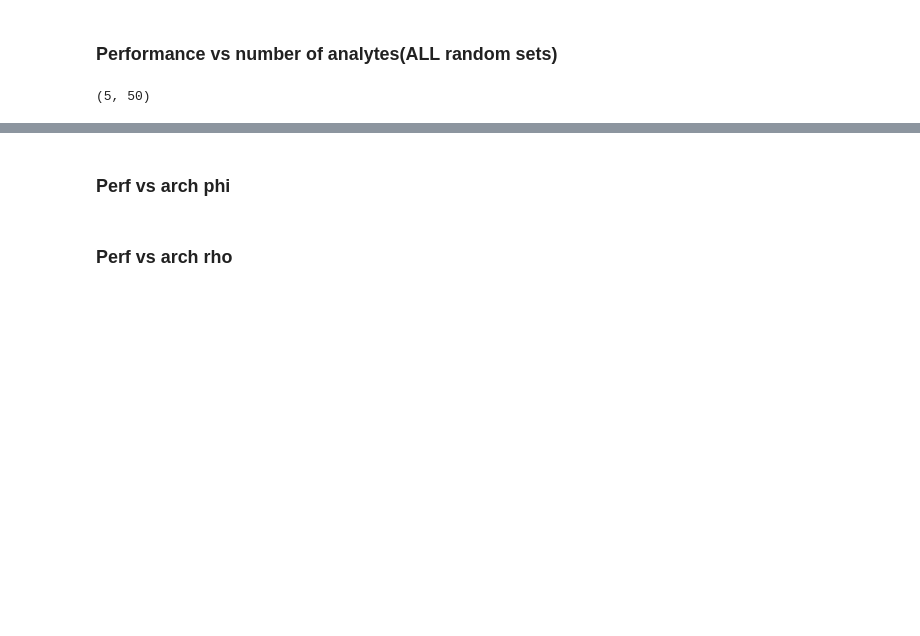
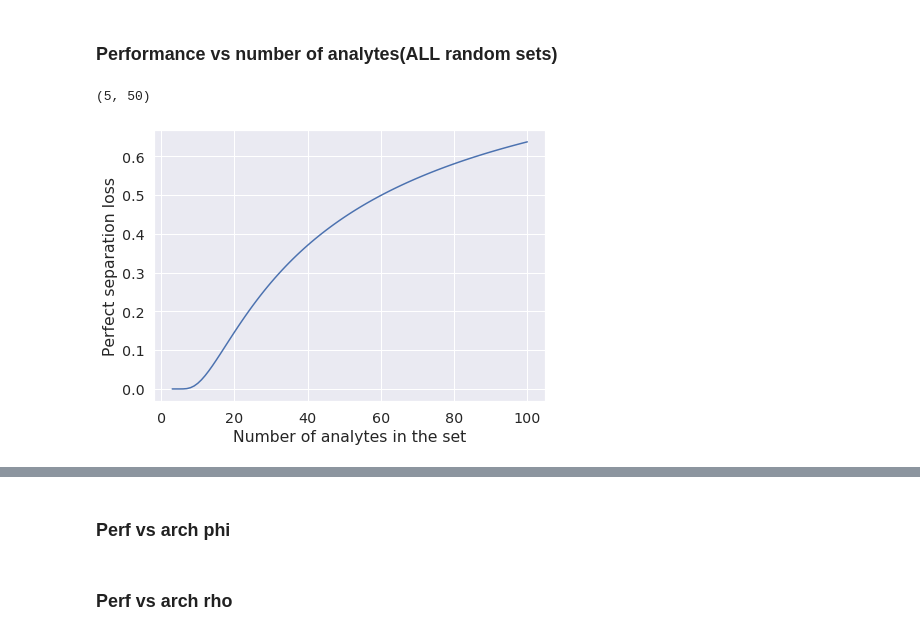
Before and after one commit to StefanBogdan/RL_liquid_chromatography, a Jupyter notebook: code/Results.ipynb, the cells around one changed output, grey strips where cells are left out. Cells and saved outputs as stored; diff of their text form; code cells hidden in the pictures; blank space fills up the shorter version.

```diff
--- a/code/Results.ipynb
+++ b/code/Results.ipynb
@@ -416,0 +458,21 @@ np.median(Data_50_50_t, 0).shape
+# %%
+from chromatography import *
+test_exp = ExperimentAnalytes(k0 = np.linspace(0, 1, 10), S=np.linspace(0,1,10), h=0.001, run_time=1.)
+over_loss = []
+N = 100
+plt.rcParams['figure.figsize'] = (7, 5)
+fig = plt.figure()
+fig.patch.set_alpha(0.0)
+for i in range(0, N):
+    p1 = np.linspace(0, test_exp.final_position,i + 1)[1:]
+    over_loss.append(overlap_error(p1, p1*np.sqrt(0.001)))
+    sns.set(style="whitegrid")
+sns.set(font_scale=1.3)
+
+plt.plot(range(1,N + 1), over_loss)
+plt.xlabel("Number of analytes in the set")
+plt.ylabel("Perfect separation loss")
+plt.savefig("overlap_error.png", bbox_inches='tight')
+#plt.savefig("overlap_error.eps", format='eps', bbox_inches='tight')
+# %% [output]
+[figure, added]
```
Also changed, not shown: parts of 38 cells of this notebook, 4 other files.
